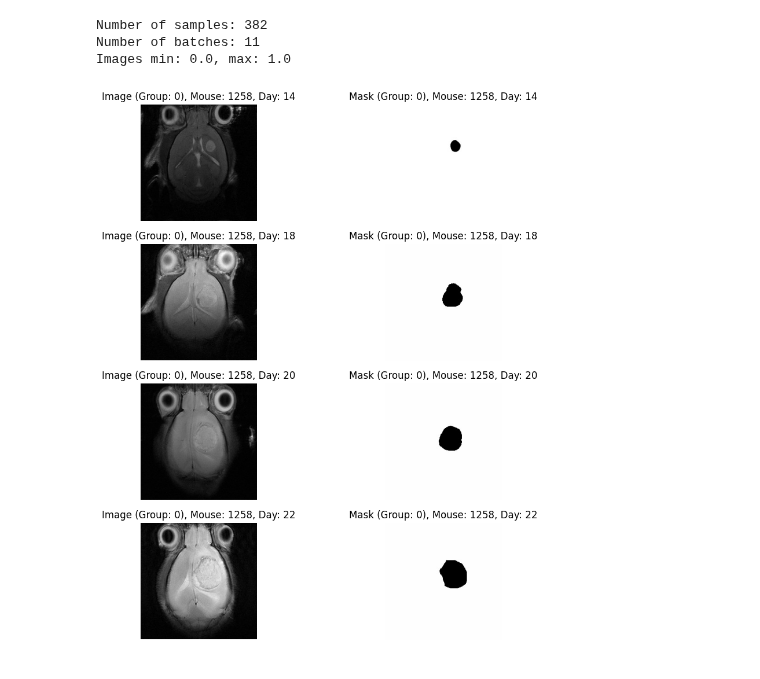
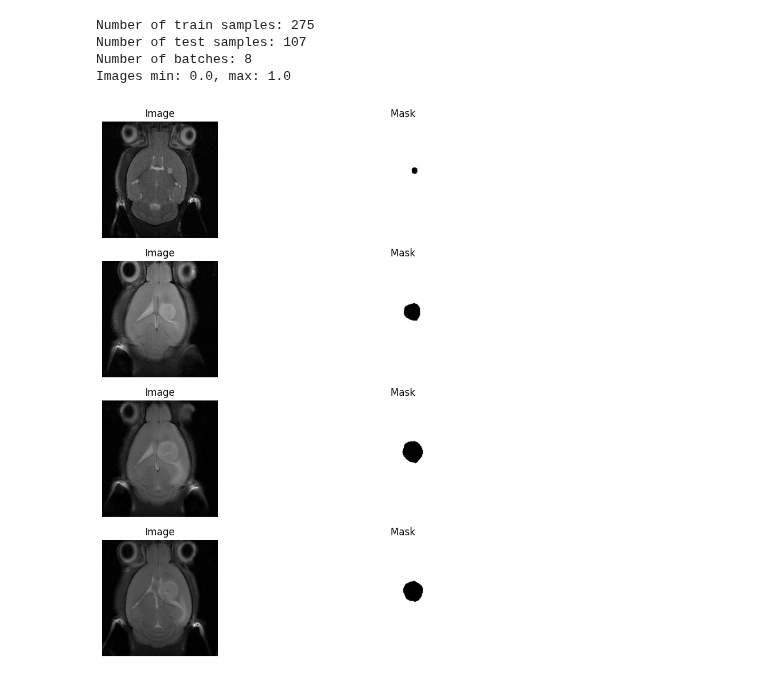
Before and after one commit to Javier200107/ML-Strategies-Inflection-Point-GL261-Response-Relapse, a Jupyter notebook: src/notebooks/dl/hypotesis1.ipynb, the cells around one changed output. Cells and saved outputs as stored; diff of their text form; code cells hidden in the pictures.

```diff
--- a/src/notebooks/dl/hypotesis1.ipynb
+++ b/src/notebooks/dl/hypotesis1.ipynb
@@ -49,26 +49,26 @@ from src.balance import split_data_nested_cv_ts, split_data, drop_mice_group, ba
 import matplotlib.pyplot as plt
 import numpy as np
 
-def visualize_data(image_batch, group_name_batch, mouse_id_batches, day_of_study_batches, num_samples=5):
+def visualize_data(image_batch, num_samples=5):
     plt.figure(figsize=(10, num_samples * 3))
 
     for i in range(num_samples):
         # Primer canal: la imagen en escala de grises
         plt.subplot(num_samples, 2, 2 * i + 1)
         plt.imshow(np.squeeze(image_batch[i, :, :, 0]), cmap='gray')  # Primer canal
-        plt.title(f"Image (Group: {int(group_name_batch[i])}), Mouse: {int(mouse_id_batches[i])}, Day: {int(day_of_study_batches[i])}")
+        plt.title(f"Image")
         plt.axis('off')
 
         # Segundo canal: la máscara
         plt.subplot(num_samples, 2, 2 * i + 2)
         plt.imshow(np.squeeze(image_batch[i, :, :, 1]), cmap='gray')  # Segundo canal
-        plt.title(f"Mask (Group: {int(group_name_batch[i])}), Mouse: {int(mouse_id_batches[i])}, Day: {int(day_of_study_batches[i])}")
+        plt.title(f"Mask ")
         plt.axis('off')
 
     plt.show()
 # %%
 # Definir hiperparámetros
-INPUT_DIR = 'input/tfrecord_dataset'
+INPUT_DIR = 'input/deep_learning'
 batch_size = 32
 n_epochs = 10
 checkpoint = './best_model_vgg.h5'
@@ -77,22 +247,26 @@ verbose = 1
 # %%
-train_tfrefcord = os.path.join(INPUT_DIR, 'full_ds.tfrecord')
-ds_handler = TFRecordImageHandler(train_tfrefcord, batch_size=batch_size, shuffle=False, augment=False)
-ds = ds_handler.dataset
-print(f"Number of samples: {ds_handler.length}")
+train_ds_handler = TFRecordImageHandler(train_tfrefcord, batch_size=batch_size, shuffle=False, augment=False)
+train_ds = train_ds_handler.dataset
+print(f"Number of train samples: {train_ds_handler.length}")
+
+test_ds_handler = TFRecordImageHandler(test_tfrefcord, batch_size=batch_size, shuffle=False, augment=False)
+test_ds = test_ds_handler.dataset
+print(f"Number of test samples: {test_ds_handler.length}")
+
 # Number of batches
-n_batches = ds_handler.length // batch_size
+n_batches = train_ds_handler.length // batch_size
 print(f"Number of batches: {n_batches}")
 
-#images_tf, masks_tf, group_name_batches, mouse_id_batches, day_of_study_batches = next(iter(train_ds.dataset))
+images_tf, labels = next(iter(train_ds))
 
-images_tf, group_name_batches, mouse_id_batches, day_of_study_batches = next(iter(ds))
 # Check if images are normalized
 print(f"Images min: {images_tf.numpy().min()}, max: {images_tf.numpy().max()}")
 
-visualize_data(images_tf, group_name_batches, mouse_id_batches, day_of_study_batches, num_samples=4)
+visualize_data(images_tf, num_samples=4)
 #visualize_data(images_tf, group_name_batches, num_samples=15)
 # %% [output]
-Number of samples: 382
-Number of batches: 11
+Number of train samples: 275
+Number of test samples: 107
+Number of batches: 8
 Images min: 0.0, max: 1.0
-[figure, old version]
+[figure, new version]
```
Also changed, not shown: parts of 9 cells of this notebook, 17 other files.
